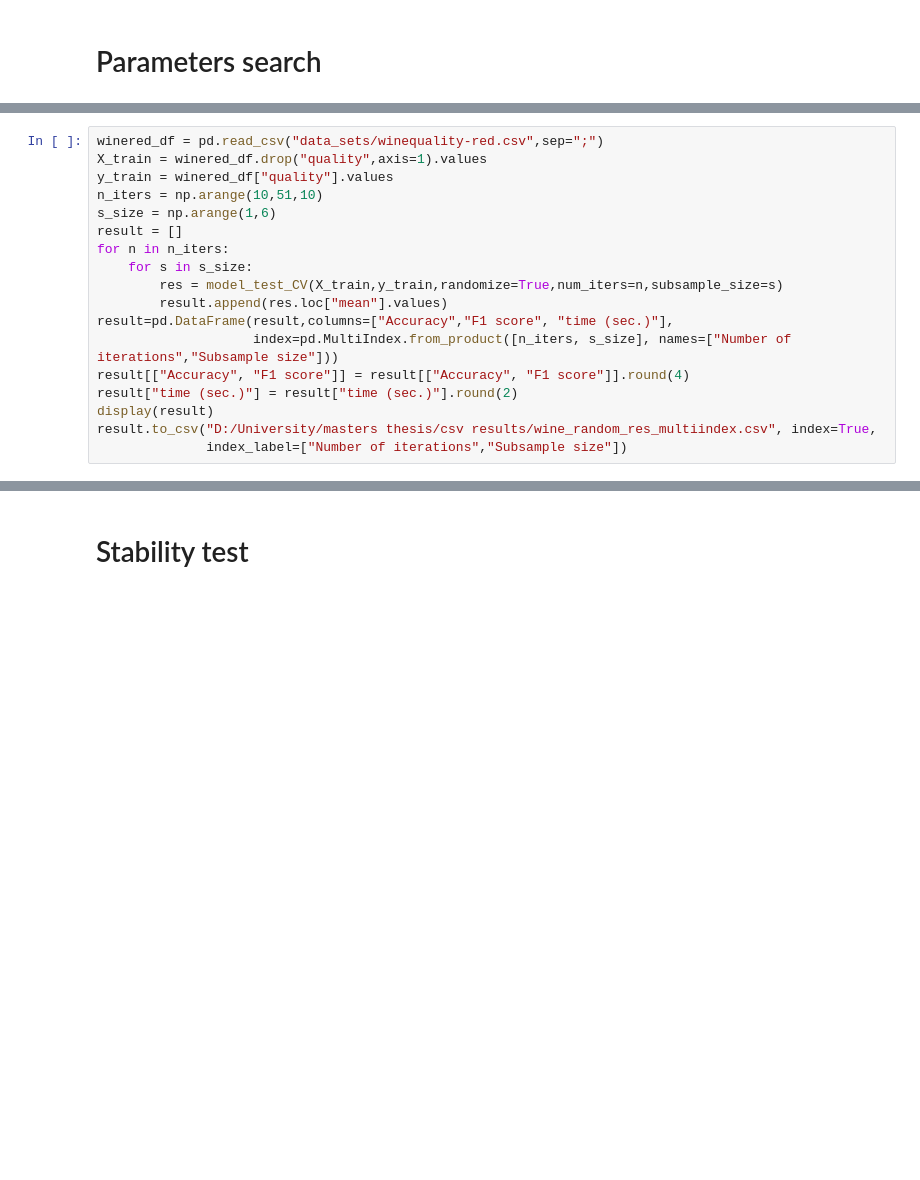
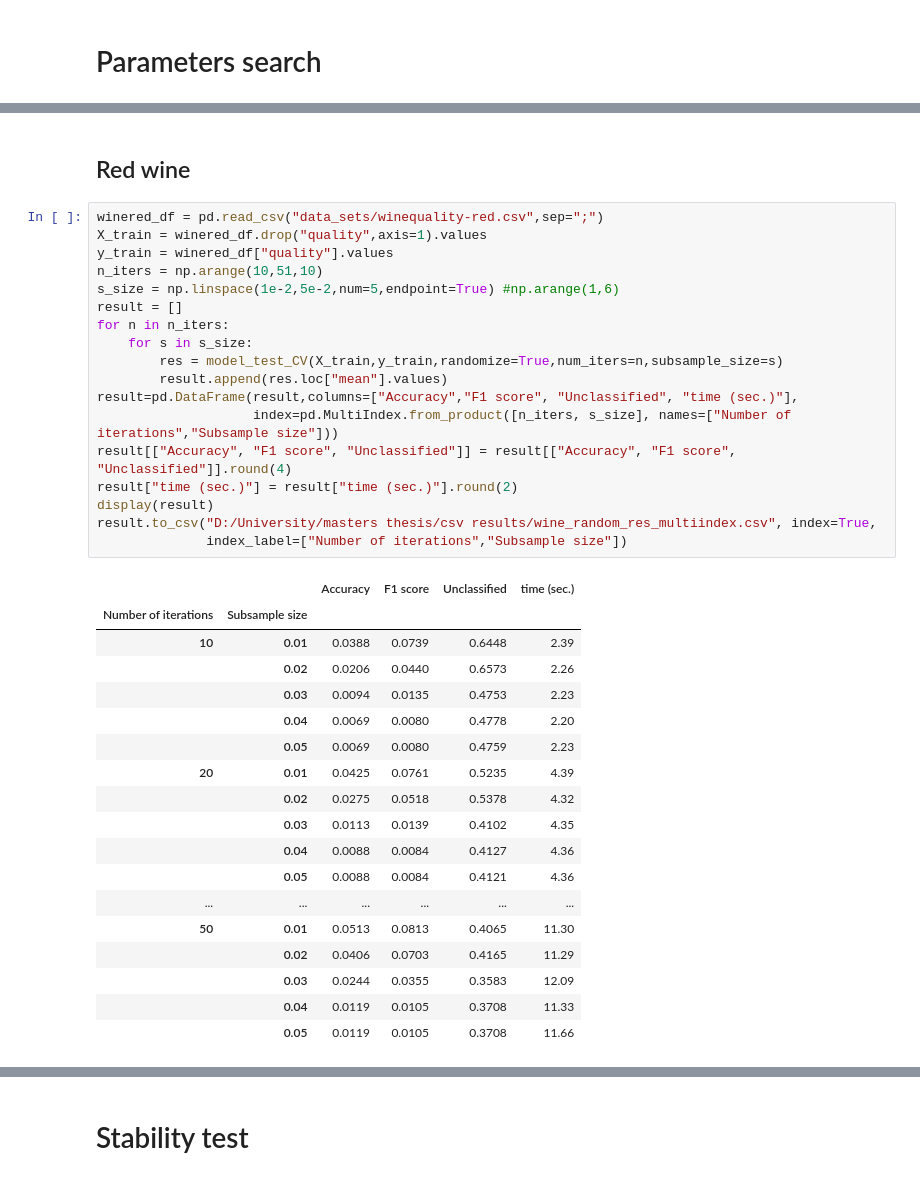
Before and after one commit to AndrewDiv/FCALC, a Jupyter notebook: randomization testing.ipynb, the cells around one changed output, grey strips where cells are left out. Cells and saved outputs as stored; diff of their text form; blank space fills up the shorter version.

```diff
--- a/randomization testing.ipynb
+++ b/randomization testing.ipynb
@@ -61,18 +84,39 @@ result.to_csv("D:/University/masters thesis/csv results/iris_random_res_multiind
+# %% [markdown]
+## Red wine
 # %%
 winered_df = pd.read_csv("data_sets/winequality-red.csv",sep=";")
 X_train = winered_df.drop("quality",axis=1).values
 y_train = winered_df["quality"].values
 n_iters = np.arange(10,51,10)
-s_size = np.arange(1,6)
+s_size = np.linspace(1e-2,5e-2,num=5,endpoint=True) #np.arange(1,6)
 result = []
 for n in n_iters:
     for s in s_size:
         res = model_test_CV(X_train,y_train,randomize=True,num_iters=n,subsample_size=s)
         result.append(res.loc["mean"].values)
-result=pd.DataFrame(result,columns=["Accuracy","F1 score", "time (sec.)"],
+result=pd.DataFrame(result,columns=["Accuracy","F1 score", "Unclassified", "time (sec.)"],
                     index=pd.MultiIndex.from_product([n_iters, s_size], names=["Number of iterations","Subsample size"]))
-result[["Accuracy", "F1 score"]] = result[["Accuracy", "F1 score"]].round(4)
+result[["Accuracy", "F1 score", "Unclassified"]] = result[["Accuracy", "F1 score", "Unclassified"]].round(4)
 result["time (sec.)"] = result["time (sec.)"].round(2)
 display(result)
 result.to_csv("D:/University/masters thesis/csv results/wine_random_res_multiindex.csv", index=True,
               index_label=["Number of iterations","Subsample size"])
+# %% [output]
+|  |  | Accuracy | F1 score | Unclassified | time (sec.) |
+| Number of iterations | Subsample size |  |  |  |  |
+| 10 | 0.01 | 0.0388 | 0.0739 | 0.6448 | 2.39 |
+|  | 0.02 | 0.0206 | 0.0440 | 0.6573 | 2.26 |
+|  | 0.03 | 0.0094 | 0.0135 | 0.4753 | 2.23 |
+|  | 0.04 | 0.0069 | 0.0080 | 0.4778 | 2.20 |
+|  | 0.05 | 0.0069 | 0.0080 | 0.4759 | 2.23 |
+| 20 | 0.01 | 0.0425 | 0.0761 | 0.5235 | 4.39 |
+|  | 0.02 | 0.0275 | 0.0518 | 0.5378 | 4.32 |
+|  | 0.03 | 0.0113 | 0.0139 | 0.4102 | 4.35 |
+|  | 0.04 | 0.0088 | 0.0084 | 0.4127 | 4.36 |
+|  | 0.05 | 0.0088 | 0.0084 | 0.4121 | 4.36 |
+| ... | ... | ... | ... | ... | ... |
+| 50 | 0.01 | 0.0513 | 0.0813 | 0.4065 | 11.30 |
+|  | 0.02 | 0.0406 | 0.0703 | 0.4165 | 11.29 |
+|  | 0.03 | 0.0244 | 0.0355 | 0.3583 | 12.09 |
+|  | 0.04 | 0.0119 | 0.0105 | 0.3708 | 11.33 |
+|  | 0.05 | 0.0119 | 0.0105 | 0.3708 | 11.66 |
```
Also changed, not shown: parts of 6 cells of this notebook, 2 other files.
